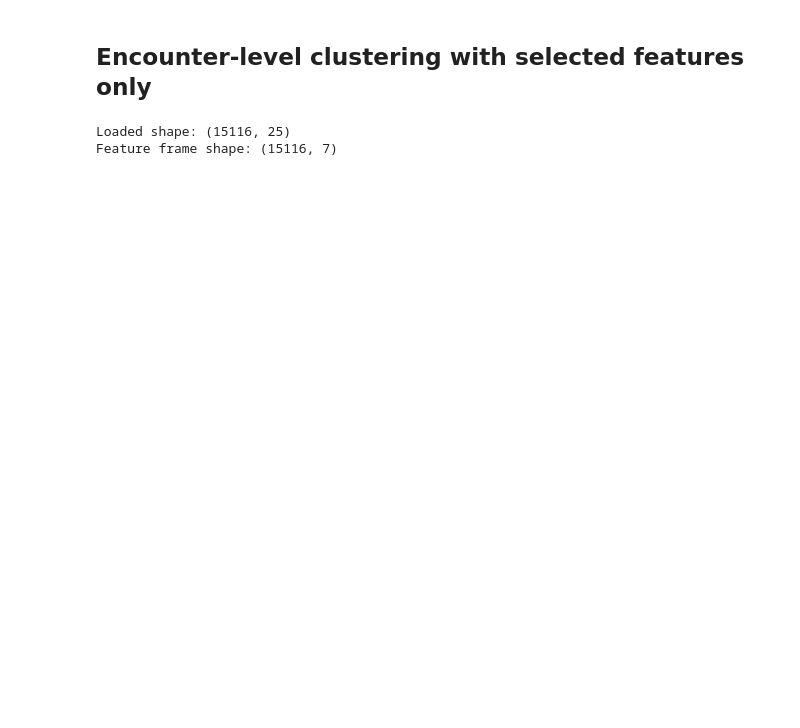
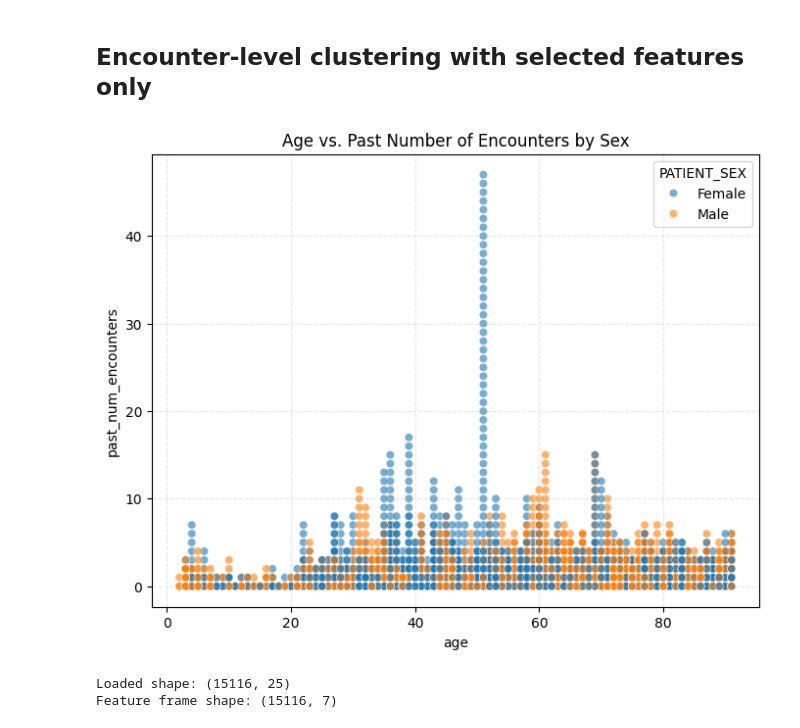
Before and after one commit to Grai-matter-org/progress, a Jupyter notebook: EncounterLevel clustering.ipynb, the cells around one changed output. Saved outputs shown, nothing was run; the diff lists cells and outputs as text; code cells hidden in the pictures; blank space fills up the shorter version.

```diff
--- a/EncounterLevel clustering.ipynb
+++ b/EncounterLevel clustering.ipynb
@@ -28,6 +29,23 @@ NUM_COLS = [
     "past_total_encounter_days",
 ]
 USE_COLS = CAT_COLS + NUM_COLS
+# %%
+df = pd.read_csv("patient_features_final_with_past.csv")
+
+plt.figure(figsize=(8, 6))
+sns.scatterplot(
+    data=df,
+    x="age",
+    y="past_num_encounters",
+    hue="PATIENT_SEX",
+    alpha=0.6
+)
+
+plt.title("Age vs. Past Number of Encounters by Sex")
+plt.grid(True, linestyle="--", alpha=0.3)
+plt.show()
+# %% [output]
+[figure, added]
 # %%
 # -----------------------------
 # 1) Load data and basic checks
```
Also changed, not shown: parts of 11 cells of this notebook, 16 other files.
